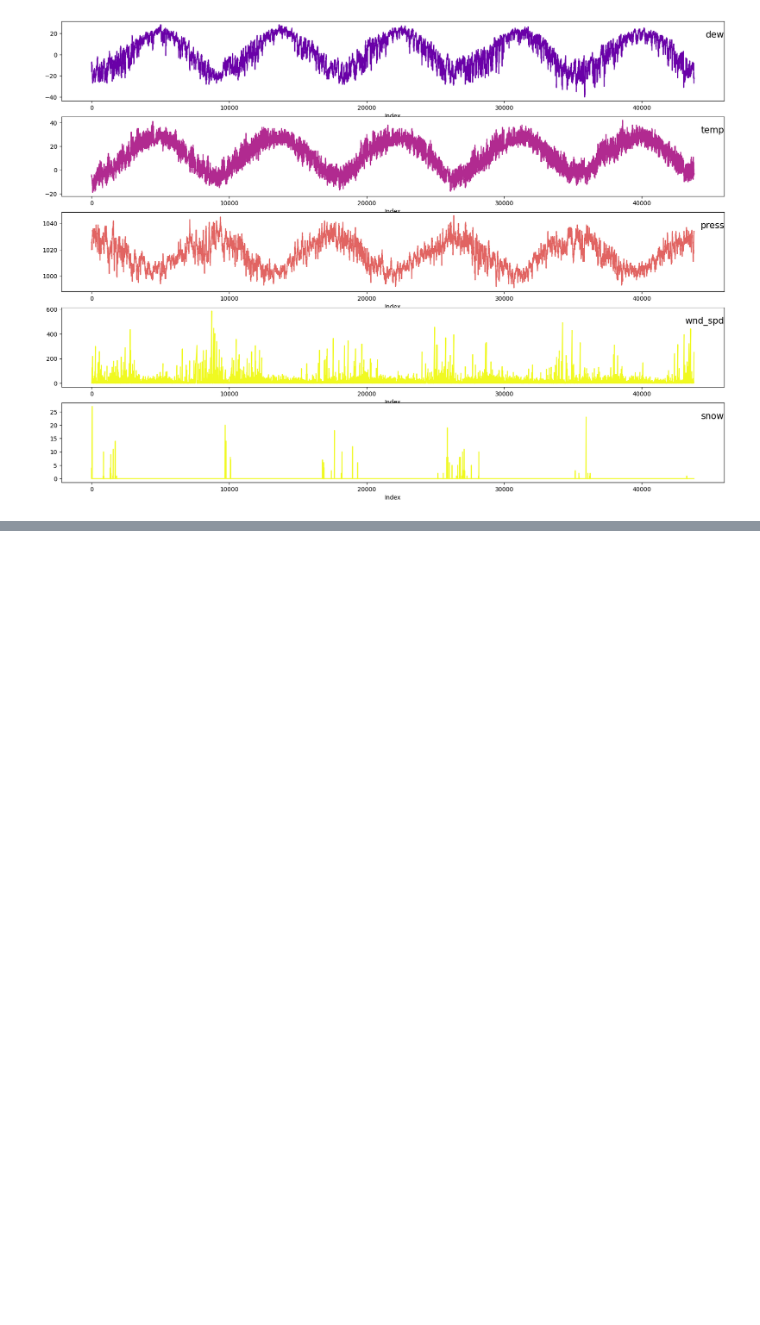
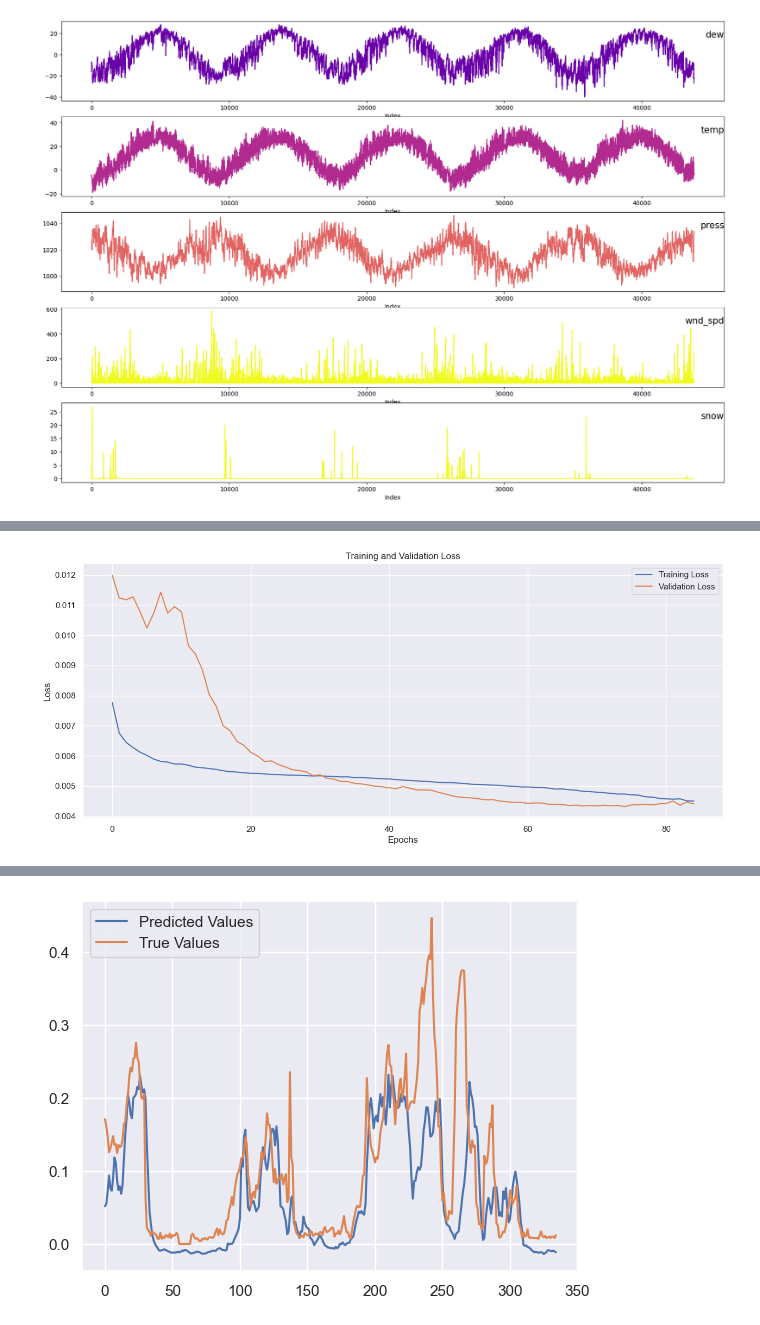
Before and after one commit to rafaelhasslocher/mvp-poluicao-model, a Jupyter notebook: mvp.ipynb, the cells around one changed output, grey strips where cells are left out. Cells and saved outputs as stored; diff of their text form; code cells hidden in the pictures; blank space fills up the shorter version.

Commit message:
feat: ajuste de novo modelo e comparação com os dados observados

```diff
--- a/mvp.ipynb
+++ b/mvp.ipynb
@@ -220,7 +220,7 @@ def gera_diagnosticos(time_series, p, d, q):
     plt.tight_layout(rect=[0, 0.03, 1, 0.95])
 
 
-def construir_modelos_LSTM(hp, y_train):
+def construir_modelos_LSTM(hp, y_treino):
     model = Sequential()
     model.add(
         LSTM(
@@ -236,7 +236,7 @@ def construir_modelos_LSTM(hp, y_train):
         )
     )
 
-    model.add(Dense(y_train.shape[1]))
+    model.add(Dense(y_treino.shape[1]))
     model.compile(
         loss="mse",
         optimizer=Adam(learning_rate=0.001),
@@ -424,5 +434,5 @@ base_teste_encoded = np.array(base_teste_encoded)
 
 X_treino, y_treino = arrays_LSTM(n_past=11, df=base_treino_encoded, n_future=1)
 
-X_teste, y_teste = arrays_LSTM(n_past=11, df=base_treino_encoded, n_future=1)
+X_teste, y_teste = arrays_LSTM(n_past=11, df=base_teste_encoded, n_future=1)
 # %%
@@ -443,7 +452,7 @@ early_stopping = EarlyStopping(
 )
 
 tuner = RandomSearch(
-    construir_modelos_LSTM,
+    lambda hp: construir_modelos_LSTM(hp, y_treino),
     objective="val_loss",
     max_trials=3,
     executions_per_trial=1,
@@ -476,7 +485,7 @@ print(f"Melhor número de unidades na primeira camada LSTM: {best_hps.get('units
 print(f"Melhor taxa de dropout na primeira camada: {best_hps.get('dropout_1')}")
 print(f"Melhor número de unidades na segunda camada LSTM: {best_hps.get('units_2')}")
 
-model = construir_modelos_LSTM(best_hps)
+model = construir_modelos_LSTM(best_hps, y_treino)
 history = model.fit(
     X_treino,
     y_treino,
@@ -491,21 +518,23 @@ best_model = load_model("best_model.keras")
 # %%
 
 plt.figure(figsize=(15, 6))
 plt.plot(history.history["loss"], label="Training Loss")
 plt.plot(history.history["val_loss"], label="Validation Loss")
 plt.title("Training and Validation Loss")
 plt.xlabel("Epochs")
 plt.ylabel("Loss")
 plt.legend()
 plt.show()
 
 test_predictions = best_model.predict(X_teste).flatten()
 test_results = pd.DataFrame(
     data={"Train Predictions": test_predictions, "Actual": y_teste.flatten()}
 )
 test_results.head()
 
-plt.plot(test_results["Train Predictions"][:200], label="Predicted Values")
-plt.plot(test_results["Actual"][:200], label="True Values")
+plt.plot(test_results["Train Predictions"], label="Predicted Values")
+plt.plot(test_results["Actual"], label="True Values")
 plt.legend()
 plt.show()
+# %% [output]
+[figure, added]
@@ -511,0 +542 @@ plt.show()
+[figure, added]
```
Also changed, not shown: parts of 5 cells of this notebook, 7 other files.
